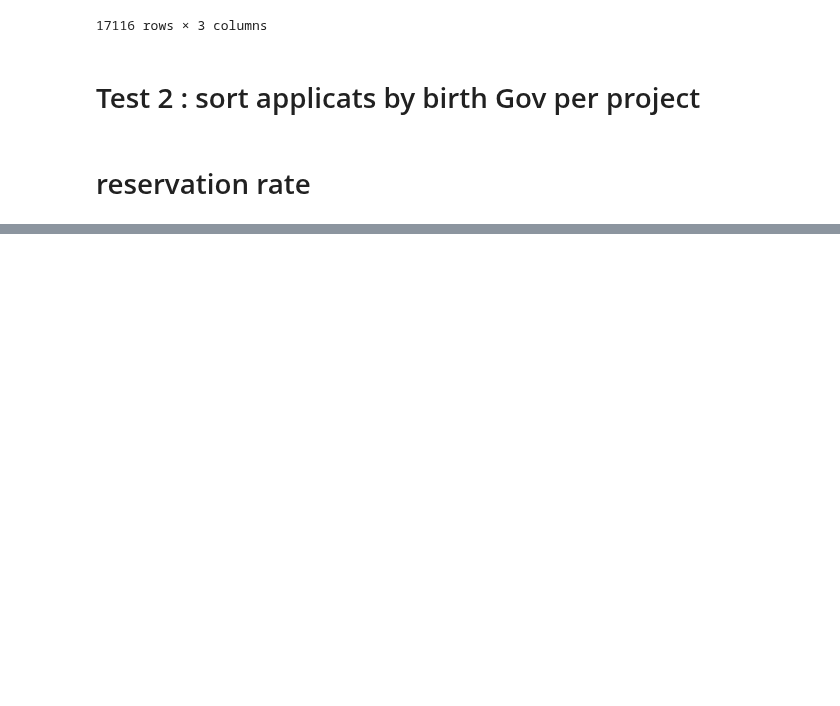
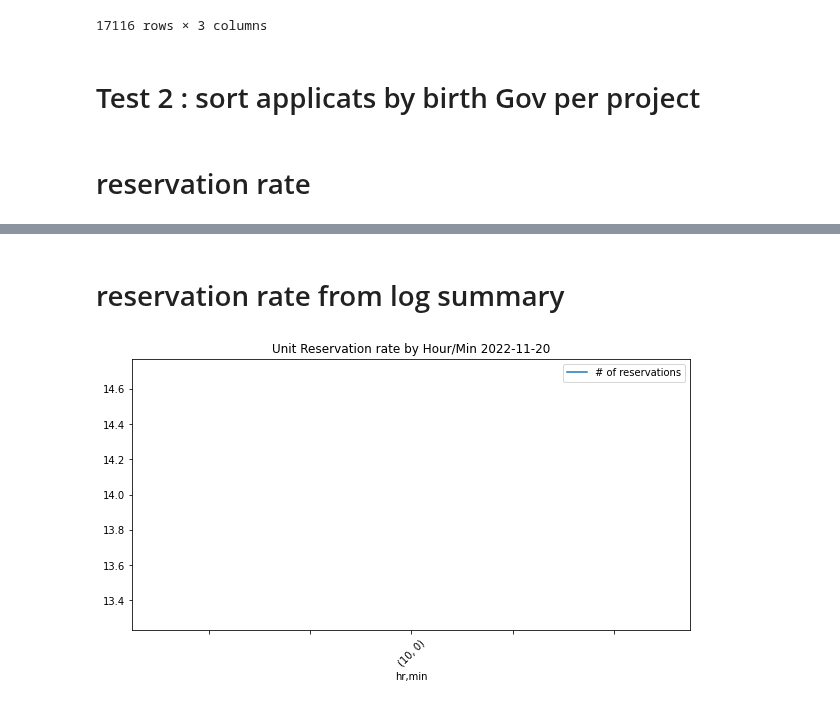
Before and after one commit to yjad/portal_logs, a Jupyter notebook: units data.ipynb, the cells around one changed output, grey strips where cells are left out. Cells and saved outputs as stored; diff of their text form; code cells hidden in the pictures; blank space fills up the shorter version.

```diff
--- a/units data.ipynb
+++ b/units data.ipynb
@@ -145,0 +149,32 @@ df[[ 'res_date', 'hr', 'min',]].groupby(['hr', 'min']).count().plot(title=f"Rese
+# %% [markdown]
+# reservation rate from log summary
+# %%
+import os
+fn = r"C:\Users\yahia\OneDrive - Data and Transaction Services\Python-data\PortalLogs\summary\log summary-2023-02-23-YJ-DELL.zip"
+fn = r"C:\Users\yahia\OneDrive - Data and Transaction Services\Python-data\PortalLogs\summary\log summary-2023-03-26.zip"
+fn = r"C:\Users\yahia\OneDrive - Data and Transaction Services\Python-data\PortalLogs\summary\log summary-2023-04-03.zip"
+fn = r"C:\Users\yahia\OneDrive - Data and Transaction Services\Python-data\PortalLogs\summary\log summary-2023-01-22.zip"
+fn = r"C:\Users\yahia\OneDrive - Data and Transaction Services\Python-data\PortalLogs\summary\log summary-2023-02-07.zip"
+fn = r"C:\Users\yahia\OneDrive - Data and Transaction Services\Python-data\PortalLogs\summary\log summary-2022-11-20.zip"
+df = pd.read_csv(fn, dtype_backend='pyarrow', parse_dates=['log_date'], low_memory=False)
+# df.info()
+df['hr'] = df.log_date.dt.hour
+df['min'] = df.log_date.dt.minute
+df['date'] = df.log_date.dt.date
+# %%
+log_file_date = os.path.split(fn)[1][12:22]
+if df.query("token == 'confirmLandReservation True'").shape[0] != 0:
+    token = 'confirmLandReservation True'
+    project_type = 'Land'
+elif df.query("token == 'confirmReservation True'").shape[0] != 0:
+    token = 'confirmReservation True'
+    project_type = 'Unit'
+else:
+    project_type = None
+
+df = df.rename({'log_date': '# of reservations'}, axis=1)
+if token:
+    df.query(f"token == '{token}'")[['# of reservations', 'hr', 'min',]].groupby(['hr', 'min']).count().\
+        plot(title=f"{project_type} Reservation rate by Hour/Min {log_file_date}", rot=45,figsize=(10,5))
+# %% [output]
+[figure, added]
```
Also changed, not shown: parts of 3 cells of this notebook.
